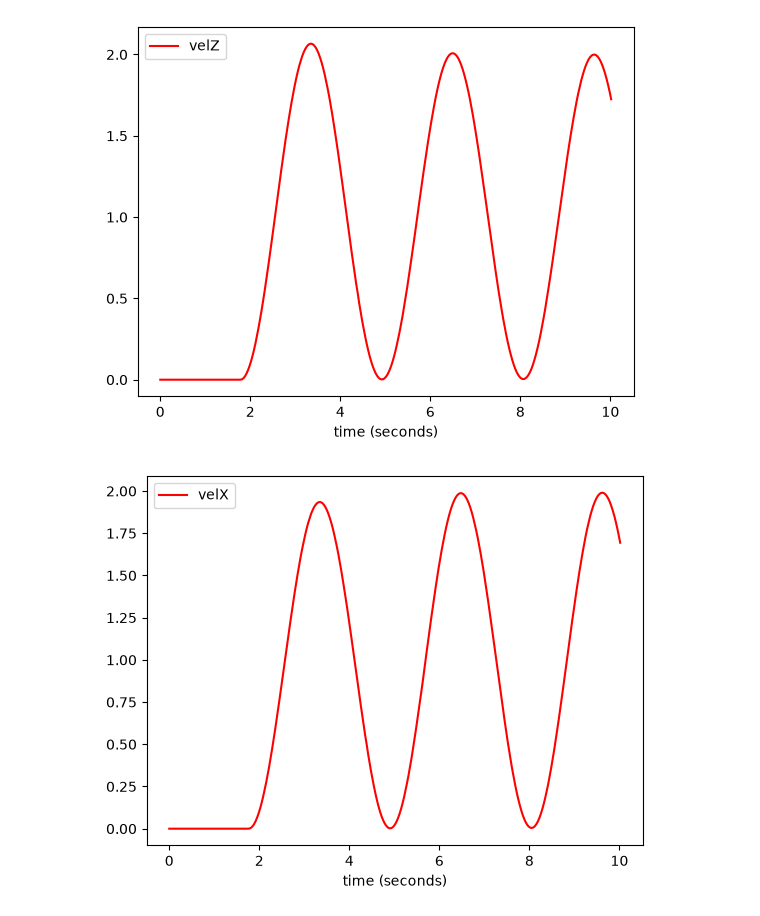
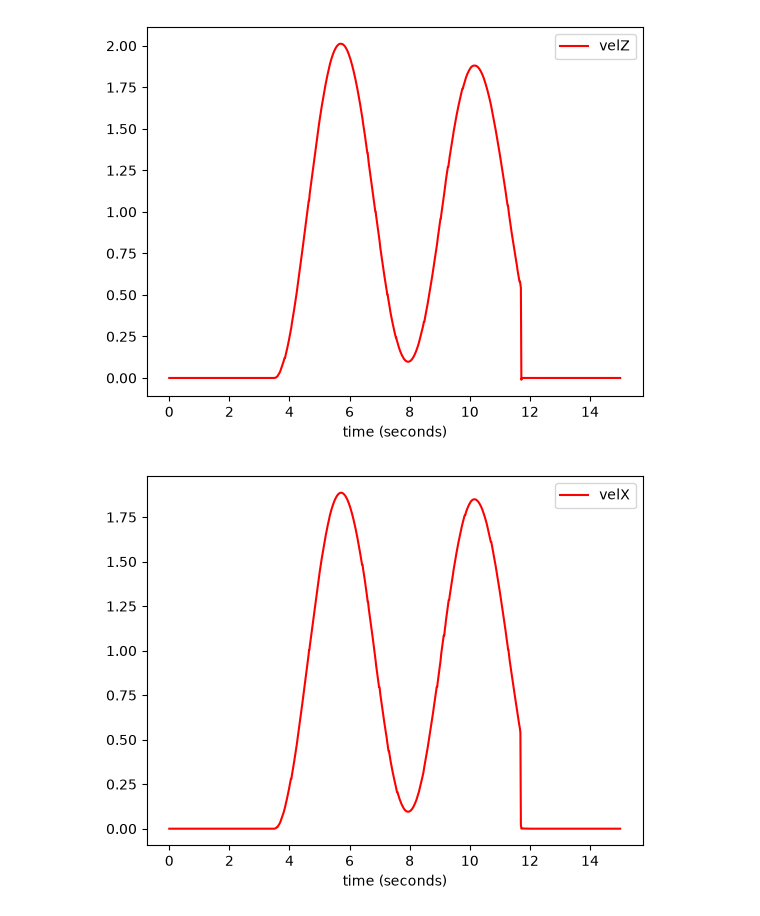
Before and after one commit to Davide-Leotta/MecaN, a Jupyter notebook: python/control.ipynb, the cells around one changed output. Saved outputs shown, nothing was run; the diff lists cells and outputs as text; code cells hidden in the pictures.

Commit message:
Add plots

```diff
--- a/python/control.ipynb
+++ b/python/control.ipynb
@@ -76,12 +76,22 @@ dp_vx = DataPlotter()
 dp_vx.set_x("time (seconds)")
 dp_vx.add_y("velX","velX")
 
+dp_w1 = DataPlotter()
+dp_w1.set_x("time (seconds)")
+dp_w1.add_y("w1", "w1")
+dp_w1.add_y("w2", "w2")
+
+dp_w2 = DataPlotter()
+dp_w2.set_x("time (seconds)")
+dp_w2.add_y("w3", "w3")
+dp_w2.add_y("w4", "w4")
+
 dds = DDS()
 dds.start()
 
 dds.subscribe(["posX", "posZ","velZ","velX"])
 
-m = MecanumController(1,0.1,10,1,1)
+m = MecanumController(1,0.5,10,1,1)
 
 
 #value = m.evaluate(1,[-3,3,-0.05])
@@ -89,36 +99,48 @@ m.set_target([1,1,0])
 t = Time()
 t.start()
 
-while t.get() < 10:
+while t.get() < 15:
     delta_t = t.elapsed()
     velZ = dds.wait("velZ")
     velX = dds.wait("velX")
+    posZ = dds.wait("posZ")
+    posX = dds.wait("posX")
     w = m.evaluate(delta_t,[velZ,velX,0])
     dds.publish("w1",w[0],dds.DDS_TYPE_FLOAT)
     dds.publish("w2",w[1],dds.DDS_TYPE_FLOAT)
     dds.publish("w3",w[2],dds.DDS_TYPE_FLOAT)
     dds.publish("w4",w[3],dds.DDS_TYPE_FLOAT)
 
     dp_vz.append_x(t.get())
     dp_vz.append_y("velZ",velZ)
 
     dp_vx.append_x(t.get())
     dp_vx.append_y("velX",velX)
 
     dpx.append_x(t.get())
     dpx.append_y("posX", posX)
 
     dpz.append_x(t.get())
     dpz.append_y("posZ", posZ)
 
+    dp_w1.append_x(t.get())
+    dp_w1.append_y("w1", w[0])
+    dp_w1.append_y("w2", w[1])
+
+    dp_w2.append_x(t.get())
+    dp_w2.append_y("w3", w[2])
+    dp_w2.append_y("w4", w[3])
+
 
 #dpx.plot()
 #dpz.plot()
 dp_vz.plot()
 dp_vx.plot()
+dp_w1.plot()
+dp_w2.plot()
 
 
 dds.stop()
 # %% [output]
-[figure, old version]
+[figure, new version]
-[figure, old version]
+[figure, new version]
```
Also changed, not shown: parts of 1 cell of this notebook, 1 other file.
